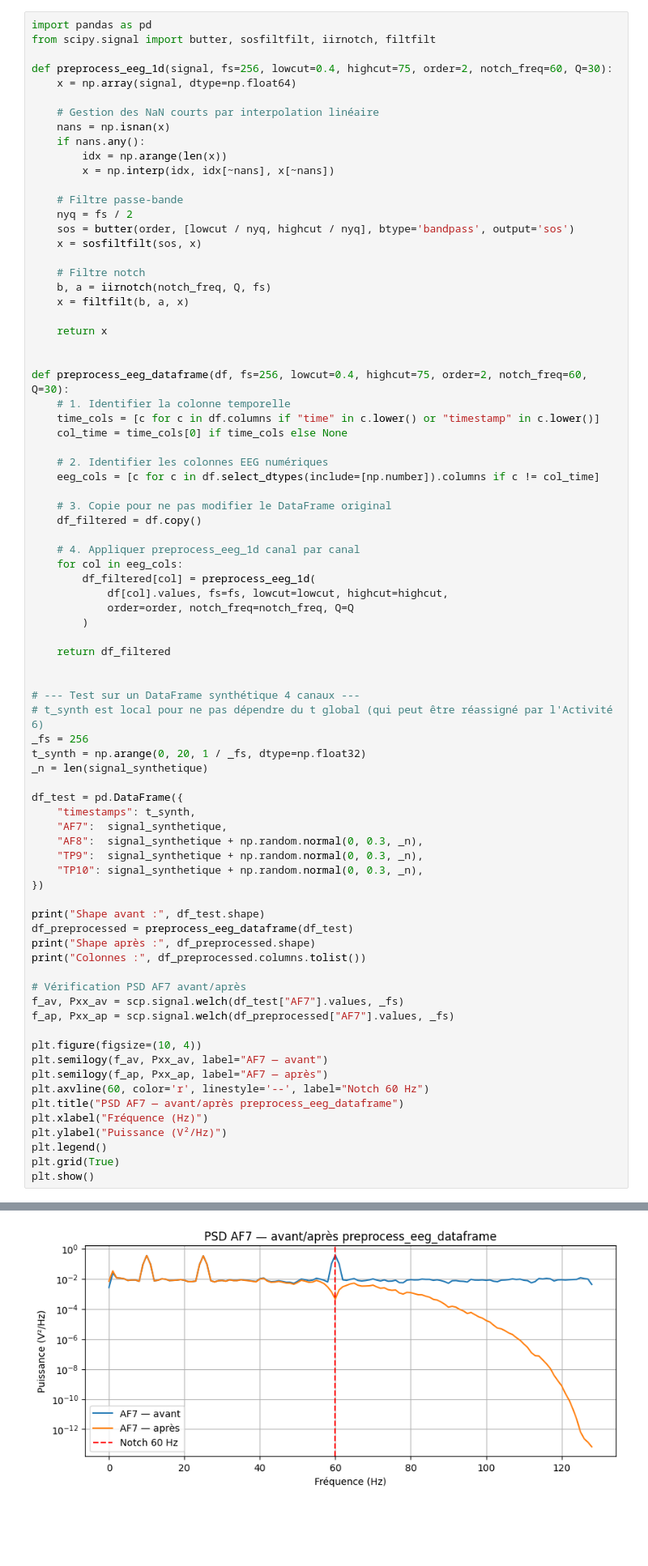
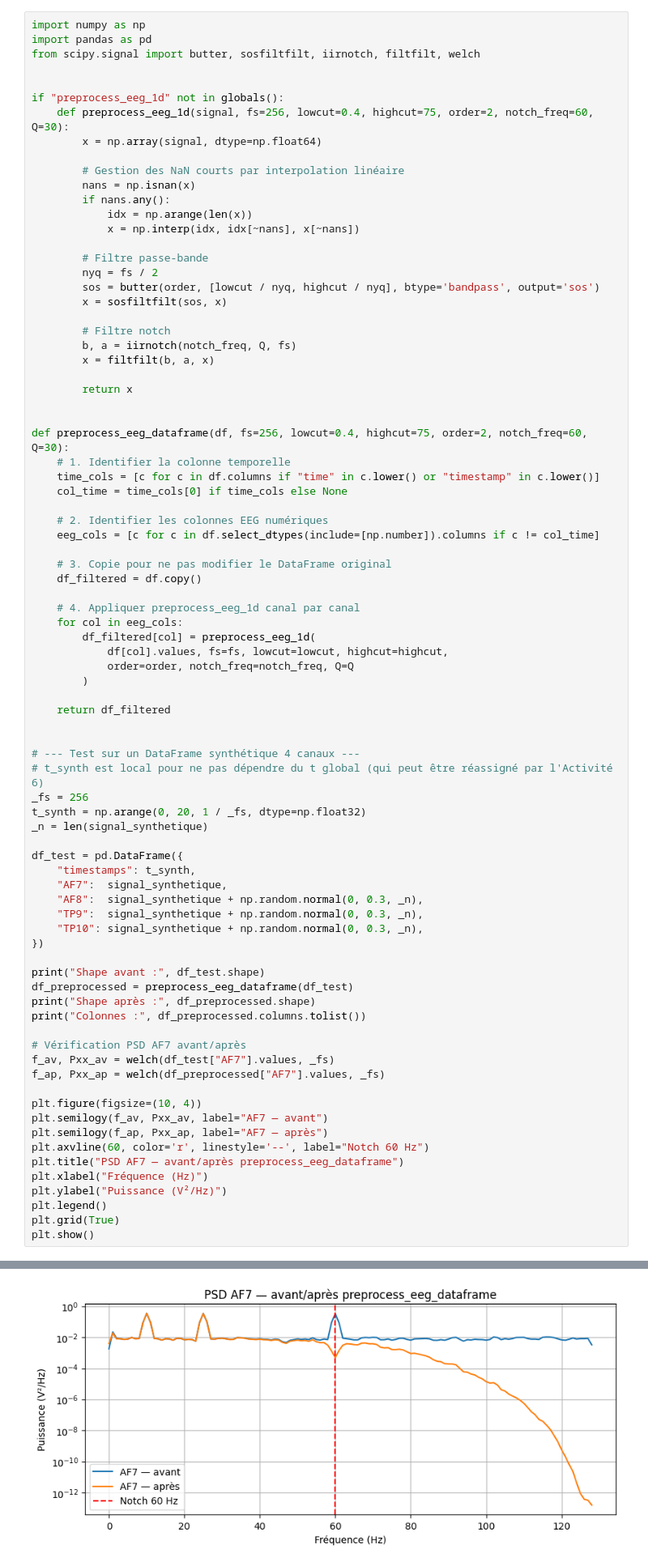
Before and after one commit to Adrien7782/Cerveau_Machine, a Jupyter notebook: TD3.ipynb, the cells around one changed output, grey strips where cells are left out. Shown at 81% size. Cells and saved outputs as stored; diff of their text form; blank space fills up the shorter version.

```diff
--- a/TD3.ipynb
+++ b/TD3.ipynb
@@ -535,28 +535,31 @@ Algorithme pour un DataFrame :
 4. conserver la colonne temporelle ;
 5. retourner un DataFrame filtré.
 # %%
+import numpy as np
 import pandas as pd
-from scipy.signal import butter, sosfiltfilt, iirnotch, filtfilt
+from scipy.signal import butter, sosfiltfilt, iirnotch, filtfilt, welch
 
-def preprocess_eeg_1d(signal, fs=256, lowcut=0.4, highcut=75, order=2, notch_freq=60, Q=30):
-    x = np.array(signal, dtype=np.float64)
 
-    # Gestion des NaN courts par interpolation linéaire
-    nans = np.isnan(x)
-    if nans.any():
-        idx = np.arange(len(x))
-        x = np.interp(idx, idx[~nans], x[~nans])
+if "preprocess_eeg_1d" not in globals():
+    def preprocess_eeg_1d(signal, fs=256, lowcut=0.4, highcut=75, order=2, notch_freq=60, Q=30):
+        x = np.array(signal, dtype=np.float64)
 
-    # Filtre passe-bande
-    nyq = fs / 2
-    sos = butter(order, [lowcut / nyq, highcut / nyq], btype='bandpass', output='sos')
-    x = sosfiltfilt(sos, x)
+        # Gestion des NaN courts par interpolation linéaire
+        nans = np.isnan(x)
+        if nans.any():
+            idx = np.arange(len(x))
+            x = np.interp(idx, idx[~nans], x[~nans])
 
-    # Filtre notch
-    b, a = iirnotch(notch_freq, Q, fs)
-    x = filtfilt(b, a, x)
+        # Filtre passe-bande
+        nyq = fs / 2
+        sos = butter(order, [lowcut / nyq, highcut / nyq], btype='bandpass', output='sos')
+        x = sosfiltfilt(sos, x)
 
-    return x
+        # Filtre notch
+        b, a = iirnotch(notch_freq, Q, fs)
+        x = filtfilt(b, a, x)
+
+        return x
 
 
 def preprocess_eeg_dataframe(df, fs=256, lowcut=0.4, highcut=75, order=2, notch_freq=60, Q=30):
@@ -588,36 +591,36 @@ _n = len(signal_synthetique)
 
 df_test = pd.DataFrame({
     "timestamps": t_synth,
     "AF7":  signal_synthetique,
     "AF8":  signal_synthetique + np.random.normal(0, 0.3, _n),
     "TP9":  signal_synthetique + np.random.normal(0, 0.3, _n),
     "TP10": signal_synthetique + np.random.normal(0, 0.3, _n),
 })
 
 print("Shape avant :", df_test.shape)
 df_preprocessed = preprocess_eeg_dataframe(df_test)
 print("Shape après :", df_preprocessed.shape)
 print("Colonnes :", df_preprocessed.columns.tolist())
 
 # Vérification PSD AF7 avant/après
-f_av, Pxx_av = scp.signal.welch(df_test["AF7"].values, _fs)
-f_ap, Pxx_ap = scp.signal.welch(df_preprocessed["AF7"].values, _fs)
+f_av, Pxx_av = welch(df_test["AF7"].values, _fs)
+f_ap, Pxx_ap = welch(df_preprocessed["AF7"].values, _fs)
 
 plt.figure(figsize=(10, 4))
 plt.semilogy(f_av, Pxx_av, label="AF7 — avant")
 plt.semilogy(f_ap, Pxx_ap, label="AF7 — après")
 plt.axvline(60, color='r', linestyle='--', label="Notch 60 Hz")
 plt.title("PSD AF7 — avant/après preprocess_eeg_dataframe")
 plt.xlabel("Fréquence (Hz)")
 plt.ylabel("Puissance (V²/Hz)")
 plt.legend()
 plt.grid(True)
 plt.show()
 # %% [output]
 Shape avant : (5120, 5)
 Shape après : (5120, 5)
 Colonnes : ['timestamps', 'AF7', 'AF8', 'TP9', 'TP10']
-[figure, old version]
+[figure, new version]
 # %% [markdown]
 ## 7. Application aux signaux EEG du dataset CL-Drive
 
```
Also changed, not shown: parts of 8 cells of this notebook, 1 other file.
